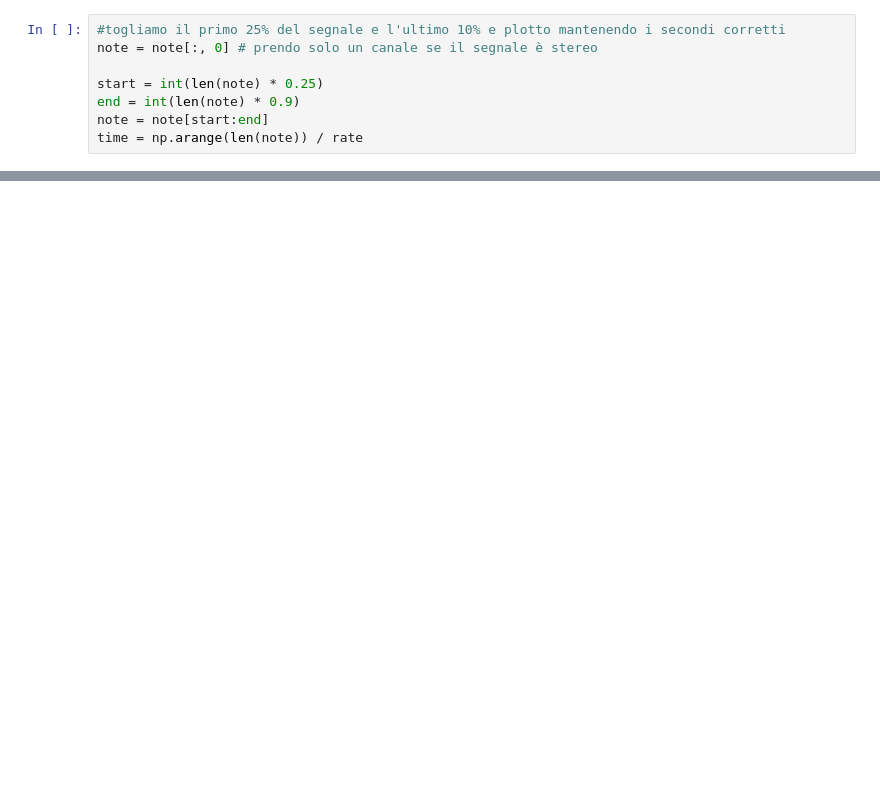
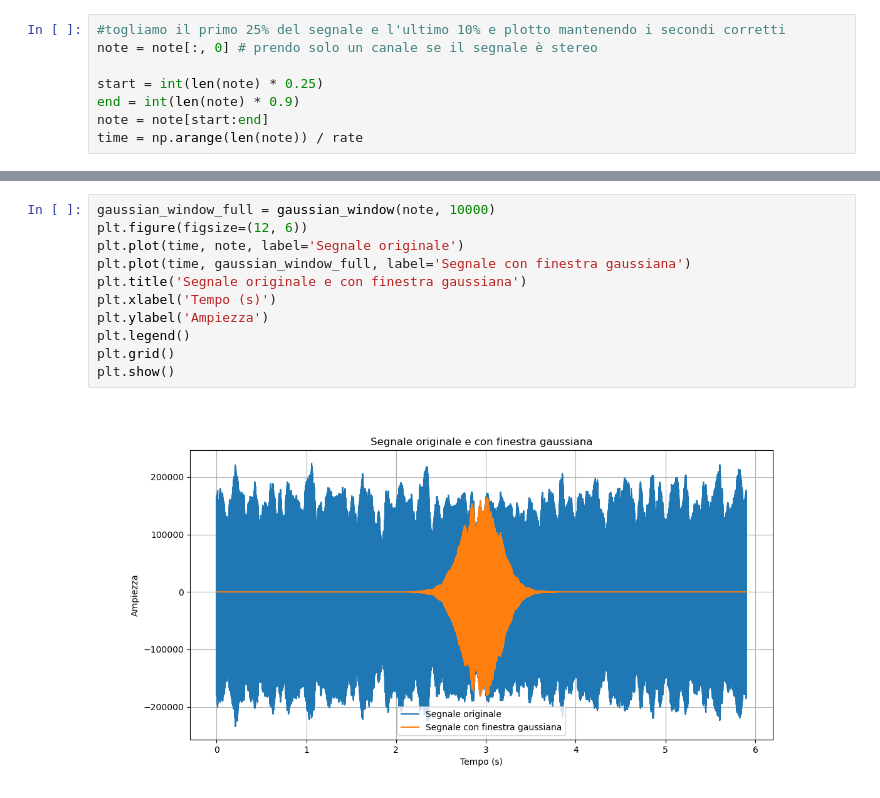
Before and after one commit to maddoc-g/3_organ_clustering, a Jupyter notebook: codice_soft_Alice.ipynb, the cells around one changed output, grey strips where cells are left out. Saved outputs shown, nothing was run; the diff lists cells and outputs as text; blank space fills up the shorter version.

```diff
--- a/codice_soft_Alice.ipynb
+++ b/codice_soft_Alice.ipynb
@@ -187 +116,14 @@ Seconda stima del primo picco: 65 Hz
+# %%
+gaussian_window_full = gaussian_window(note, 10000)
+plt.figure(figsize=(12, 6))
+plt.plot(time, note, label='Segnale originale')
+plt.plot(time, gaussian_window_full, label='Segnale con finestra gaussiana')
+plt.title('Segnale originale e con finestra gaussiana')
+plt.xlabel('Tempo (s)')
+plt.ylabel('Ampiezza')
+plt.legend()
+plt.grid()
+plt.show()
+# %% [output]
+[figure, added]
 # %%
```
Also changed, not shown: parts of 20 cells of this notebook, 2 other files.
